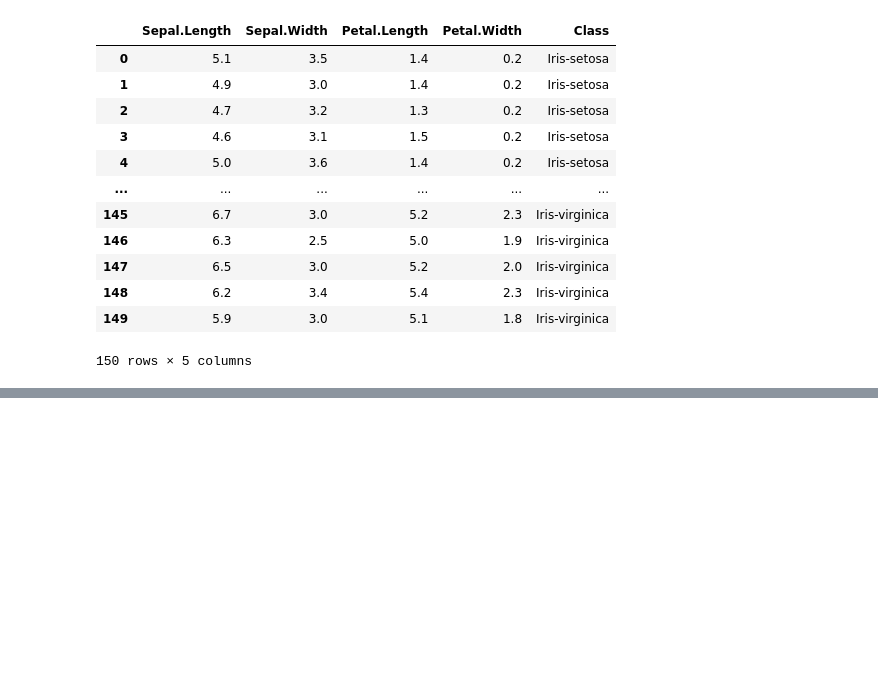
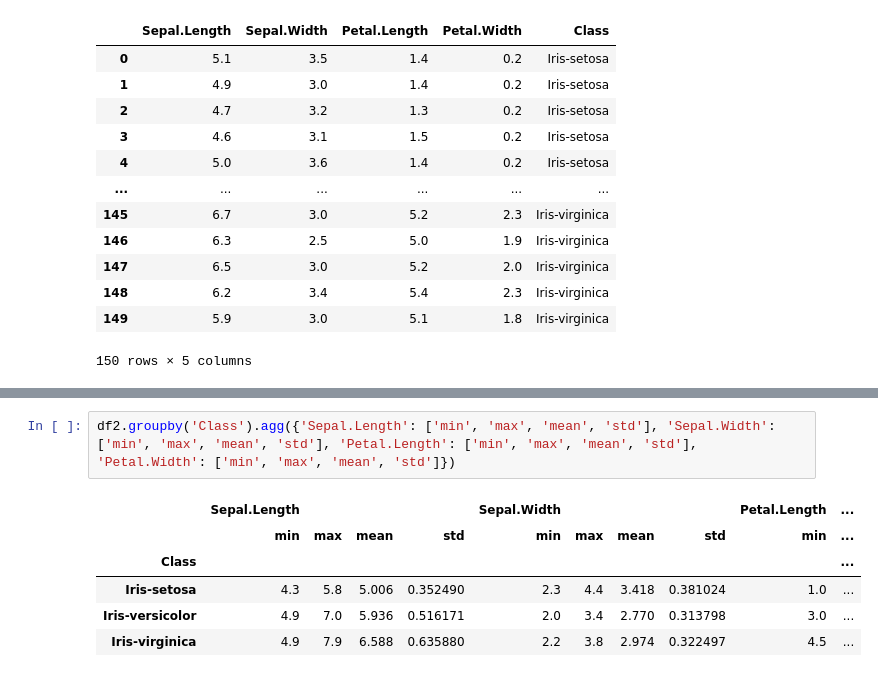
Before and after one commit to nikolacao/CMU-PGSS-2022, a Jupyter notebook: Week01/MyFirstNotebook.ipynb, the cells around one changed output, grey strips where cells are left out. Cells and saved outputs as stored; diff of their text form; blank space fills up the shorter version.

```diff
--- a/Week01/MyFirstNotebook.ipynb
+++ b/Week01/MyFirstNotebook.ipynb
@@ -108,0 +118,9 @@ df2
+# %%
+df2.groupby('Class').agg({'Sepal.Length': ['min', 'max', 'mean', 'std'], 'Sepal.Width': ['min', 'max', 'mean', 'std'], 'Petal.Length': ['min', 'max', 'mean', 'std'], 'Petal.Width': ['min', 'max', 'mean', 'std']})
+# %% [output]
+|  | Sepal.Length |  |  |  | Sepal.Width |  |  |  | Petal.Length | ... |
+|  | min | max | mean | std | min | max | mean | std | min | ... |
+| Class |  |  |  |  |  |  |  |  |  | ... |
+| Iris-setosa | 4.3 | 5.8 | 5.006 | 0.352490 | 2.3 | 4.4 | 3.418 | 0.381024 | 1.0 | ... |
+| Iris-versicolor | 4.9 | 7.0 | 5.936 | 0.516171 | 2.0 | 3.4 | 2.770 | 0.313798 | 3.0 | ... |
+| Iris-virginica | 4.9 | 7.9 | 6.588 | 0.635880 | 2.2 | 3.8 | 2.974 | 0.322497 | 4.5 | ... |
```
Also changed, not shown: parts of 4 cells of this notebook.
